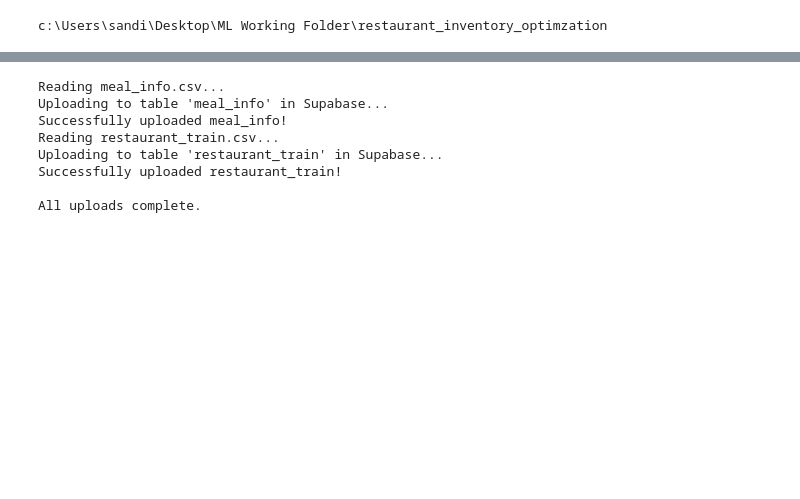
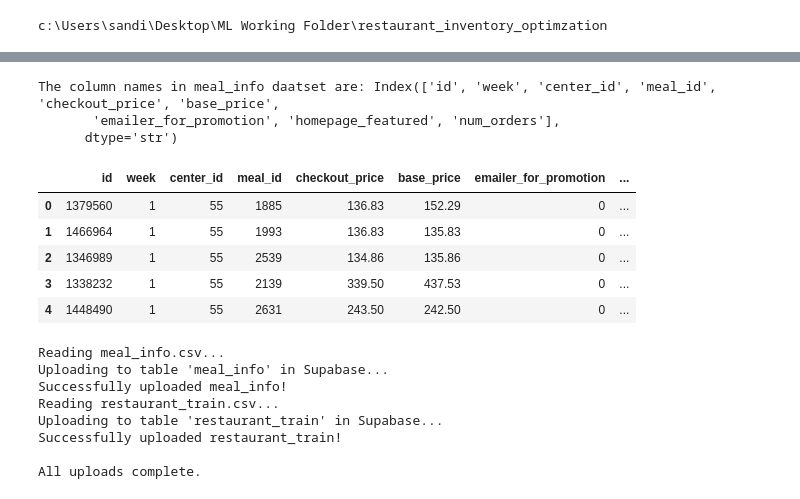
Before and after one commit to sandipan-ds/restaurant_inventory_optimzation, a Jupyter notebook: database_upload/database_upload.ipynb, the cells around one changed output, grey strips where cells are left out. Saved outputs shown, nothing was run; the diff lists cells and outputs as text; code cells hidden in the pictures; blank space fills up the shorter version.

```diff
--- a/database_upload/database_upload.ipynb
+++ b/database_upload/database_upload.ipynb
@@ -32,3 +44,17 @@ c:\Users\sandi\Desktop\ML Working Folder\restaurant_inventory_optimzation
+# %%
+restaurant_train= pd.read_csv(os.path.join(path, "data", "original", "restaurant_train.csv"))
+print(f"The column names in meal_info daatset are: {restaurant_train.columns}")
+restaurant_train.head()
+# %% [output]
+The column names in meal_info daatset are: Index(['id', 'week', 'center_id', 'meal_id', 'checkout_price', 'base_price',
+       'emailer_for_promotion', 'homepage_featured', 'num_orders'],
+      dtype='str')
+|  | id | week | center_id | meal_id | checkout_price | base_price | emailer_for_promotion | ... |
+| 0 | 1379560 | 1 | 55 | 1885 | 136.83 | 152.29 | 0 | ... |
+| 1 | 1466964 | 1 | 55 | 1993 | 136.83 | 135.83 | 0 | ... |
+| 2 | 1346989 | 1 | 55 | 2539 | 134.86 | 135.86 | 0 | ... |
+| 3 | 1338232 | 1 | 55 | 2139 | 339.50 | 437.53 | 0 | ... |
+| 4 | 1448490 | 1 | 55 | 2631 | 243.50 | 242.50 | 0 | ... |
 # %%
 # 1. Load credentials from .env
 load_dotenv()
```
Also changed, not shown: parts of 1 cell of this notebook, 9 other files.
